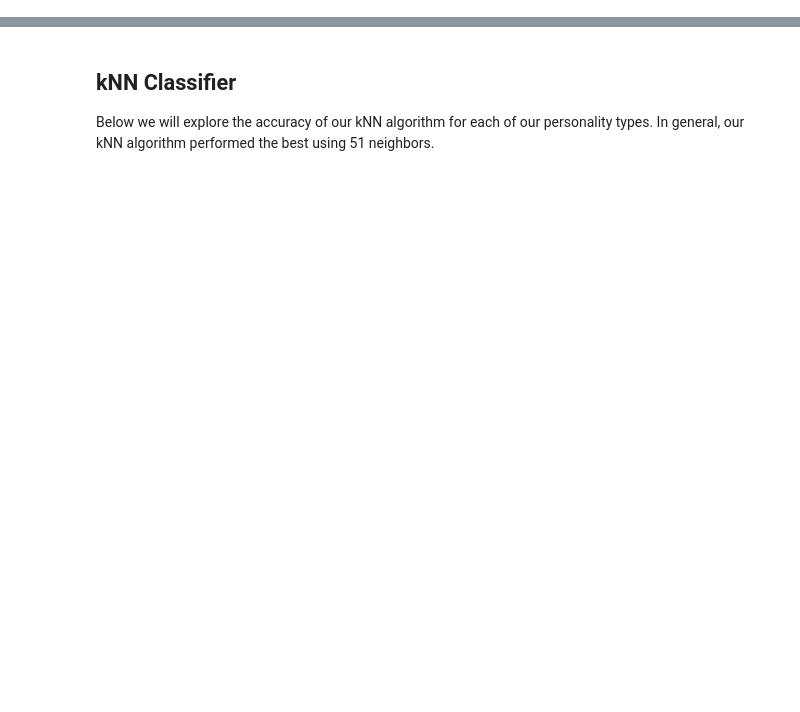
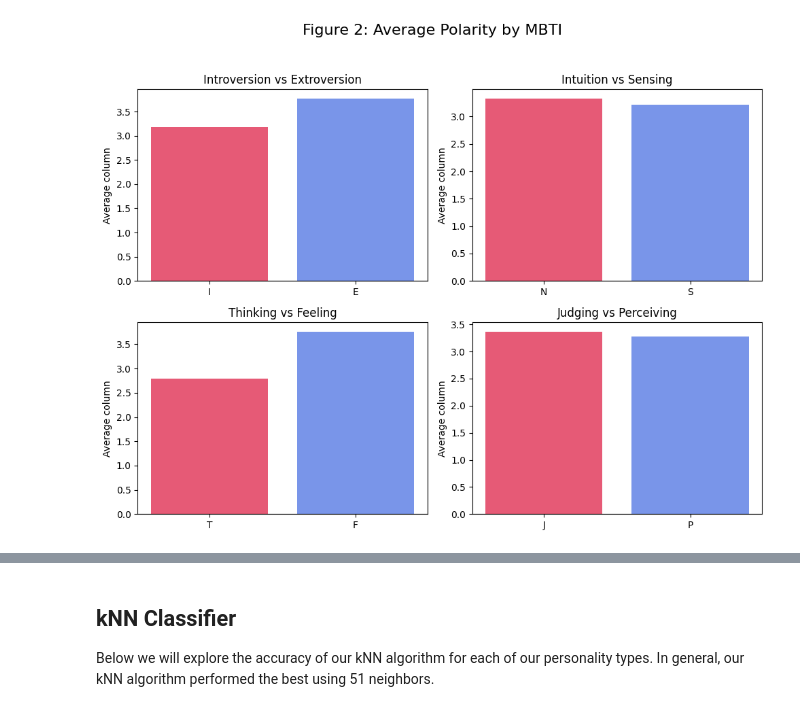
Before and after one commit to samueleallen/MBTI-Personality-Classifier, a Jupyter notebook: main.ipynb, the cells around one changed output, grey strips where cells are left out. Cells and saved outputs as stored; diff of their text form; code cells hidden in the pictures; blank space fills up the shorter version.

```diff
--- a/main.ipynb
+++ b/main.ipynb
@@ -116,0 +112,17 @@ new_data_jp, new_column_jp = mbti.even_class_distribution(jp)
+# %%
+# Graphs for avg column
+column = mbti.get_column("Polarity")
+
+# Setup figure
+fig, axs = plt.subplots(2, 2, figsize = (10,8))
+fig.suptitle("Figure 2: Average Polarity by MBTI", fontsize=16)
+
+myutils.plot_avg_column(axs[0, 0], ie, column, 'Introversion vs Extroversion', ['I', 'E'])
+myutils.plot_avg_column(axs[0, 1], ns, column, 'Intuition vs Sensing', ['N', 'S'])
+myutils.plot_avg_column(axs[1, 0], tf, column, 'Thinking vs Feeling', ['T', 'F'])
+myutils.plot_avg_column(axs[1, 1], jp, column, 'Judging vs Perceiving', ['J', 'P'])
+
+plt.tight_layout(rect=[0, 0.03, 1, 0.95])
+plt.show()
+# %% [output]
+[figure, added]
```
Also changed, not shown: parts of 38 cells of this notebook, 7 other files.
